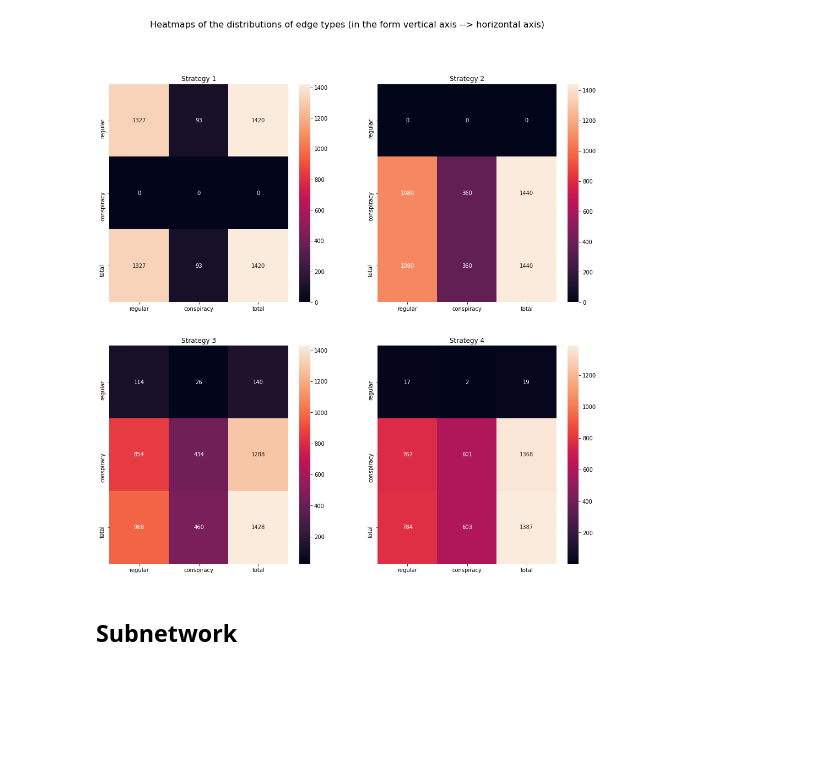
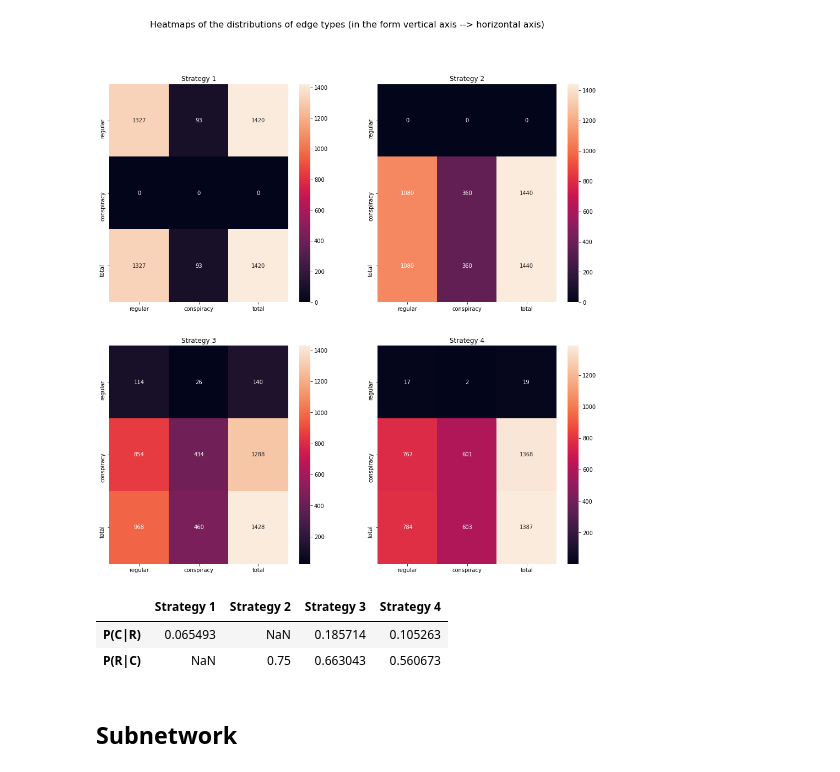
Before and after one commit to Roan-Schellingerhout/YouTube_conspiracy_paper, a Jupyter notebook: Results/Recommendation network.ipynb, the cells around one changed output. Cells and saved outputs as stored; diff of their text form; code cells hidden in the pictures; blank space fills up the shorter version.

Commit message:
Added conditional probability

```diff
--- a/Results/Recommendation network.ipynb
+++ b/Results/Recommendation network.ipynb
@@ -271,6 +269,31 @@ for i in range(len(heatmaps)):
 fig.suptitle('Heatmaps of the distributions of edge types (in the form vertical axis --> horizontal axis)', fontsize = 16);
 # %% [output]
 [figure]
+# %%
+pcrs = []
+prcs = []
+
+for t in heatmaps:
+    # P(C|R) --> Conditional probability of an edge going to C if it starts in R
+    pcr = t.loc["regular"]["conspiracy"] / t.loc["regular"]["total"]
+
+    # P(R|C) --> Conditional probability of an edge going to R if it starts in C
+    prc = t.loc["conspiracy"]["regular"] / t.loc["conspiracy"]["total"]
+
+    pcrs.append(pcr)
+    prcs.append(prc)
+
+table = pd.DataFrame(index = ["Strategy 1", "Strategy 2", "Strategy 3", "Strategy 4"],
+                     columns = ["P(C|R)", "P(R|C)"])
+
+table["P(C|R)"] = pcrs
+table["P(R|C)"] = prcs
+
+table.T
+# %% [output]
+|  | Strategy 1 | Strategy 2 | Strategy 3 | Strategy 4 |
+| P(C|R) | 0.065493 | NaN | 0.185714 | 0.105263 |
+| P(R|C) | NaN | 0.75 | 0.663043 | 0.560673 |
 # %% [markdown]
 ## Subnetwork
 # %% [markdown]
```
Also changed, not shown: parts of 1 cell of this notebook, 1 other file.
